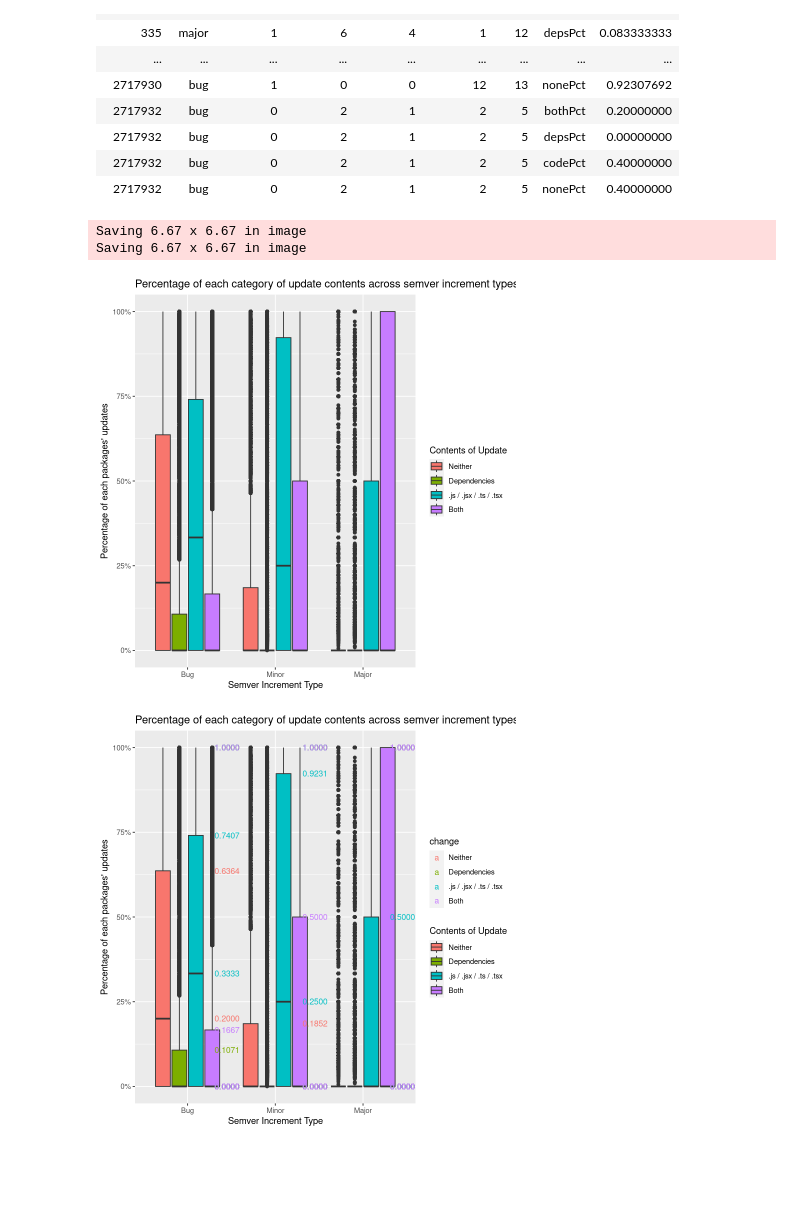
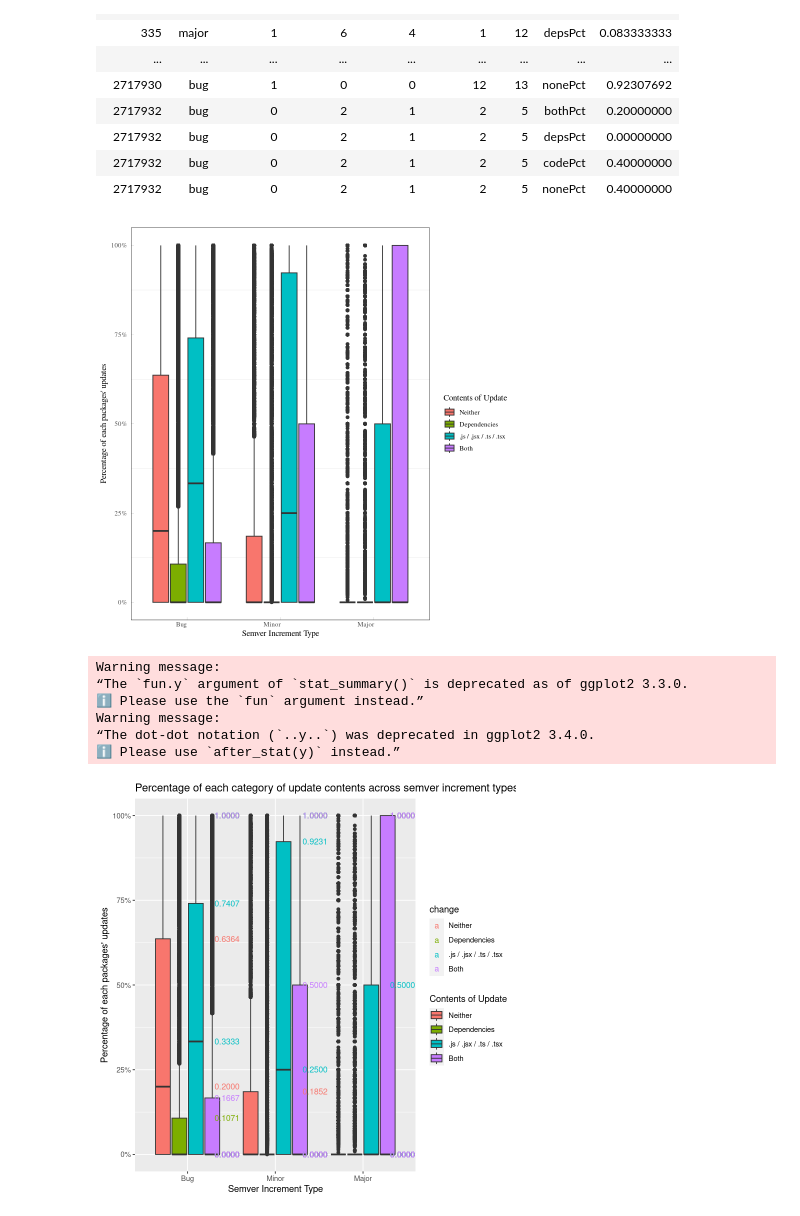
Before and after one commit to donald-pinckney/npm-follower, a Jupyter notebook: analysis/notebooks/rq4.ipynb, the cells around one changed output. Cells and saved outputs as stored; diff of their text form; code cells hidden in the pictures; blank space fills up the shorter version.

Commit message:
Finalize plots

```diff
--- a/analysis/notebooks/rq4.ipynb
+++ b/analysis/notebooks/rq4.ipynb
@@ -28,6 +28,34 @@ Attaching package: ‘caret’
 The following object is masked from ‘package:readr’:
 
     col_factor
+# %%
+mytheme <- function() {
+  return(theme_bw() +
+           theme(
+             # NOTE: UNCOMMENT WHEN RENDING PLOTS FOR THE PAPER
+             # (can't get the CM fonts to work in artifact VM...)
+             text = element_text(family = "Times", size=10),
+              panel.grid.major = element_blank(),
+             # panel.grid.minor = element_blank(),
+             # panel.grid.major = element_line(colour="gray", size=0.1),
+             # panel.grid.minor =
+             #  element_line(colour="gray", size=0.1, linetype='dotted'),
+             axis.ticks = element_line(size=0.05),
+             axis.ticks.length=unit("-0.05", "in"),
+             axis.text.y = element_text(margin = margin(r = 5)),
+             axis.text.x = element_text(hjust=1),
+             legend.key = element_rect(colour=NA),
+             legend.spacing = unit(0.001, "in"),
+             legend.key.size = unit(0.2, "in"),
+            #  legend.title = element_blank(),
+            #  legend.position = c(0.75, .7),
+             legend.background = element_blank()))
+}
+
+mysave <- function(filename) {
+  ggsave(filename, width=6, height=4.5, units=c("in"))
+  # embed_font(path)
+}
 # %% [markdown]
 # Connect to DB, load data, clean data
 # %%
@@ -234,19 +222,19 @@ update_changes_by_pkg$change <- factor(update_changes_by_pkg$change, levels=c('N
 # %%
 # box plots of the percentage of updates that are each type
 ggplot(data = update_changes_by_pkg, aes(x = tyFact, y = pct, fill=change)) +
     geom_boxplot() +
     #sets the labels for the x-axis:
     # scale_x_discrete(limits=c("normal", "introduce vuln", "patch vuln")) +
     scale_y_continuous(labels = scales::percent) +
     #sets the title of the plot
-    labs(title = "Percentage of each category of update contents across semver increment types", fill='Contents of Update', x='Semver Increment Type', y = 'Percentage of each packages\' updates')
+    labs(
+        # title = "Percentage of each category of update contents across semver increment types",
+        fill='Contents of Update', x='Semver Increment Type', y = 'Percentage of each packages\' updates') +
+    mytheme()
 
-ggsave("plots/rq4/contents_box_plot.pdf")
-ggsave("plots/rq4/contents_box_plot.png")
+mysave("plots/rq4/contents_box_plot.png")
 # %% [output]
-Saving 6.67 x 6.67 in image
-Saving 6.67 x 6.67 in image
-[figure, old version]
+[figure, new version]
 # %%
 ggplot(data = update_changes_by_pkg, aes(x = tyFact, y = pct, fill=change)) +
     geom_boxplot() +
@@ -260,6 +248,15 @@ ggplot(data = update_changes_by_pkg, aes(x = tyFact, y = pct, fill=change)) +
     # scale_x_discrete(limits=c("normal", "introduce vuln", "patch vuln")) +
     scale_y_continuous(labels = scales::percent) +
     #sets the title of the plot
-    labs(title = "Percentage of each category of update contents across semver increment types", fill='Contents of Update', x='Semver Increment Type', y = 'Percentage of each packages\' updates')
+    labs(
+        title = "Percentage of each category of update contents across semver increment types",
+        fill='Contents of Update', x='Semver Increment Type',
+        y = 'Percentage of each packages\' updates')
 # %% [output]
+Warning message:
+“The `fun.y` argument of `stat_summary()` is deprecated as of ggplot2 3.3.0.
+ℹ Please use the `fun` argument instead.”
+Warning message:
+“The dot-dot notation (`..y..`) was deprecated in ggplot2 3.4.0.
+ℹ Please use `after_stat(y)` instead.”
 [figure]
```
Also changed, not shown: parts of 2 cells of this notebook, 23 other files.
